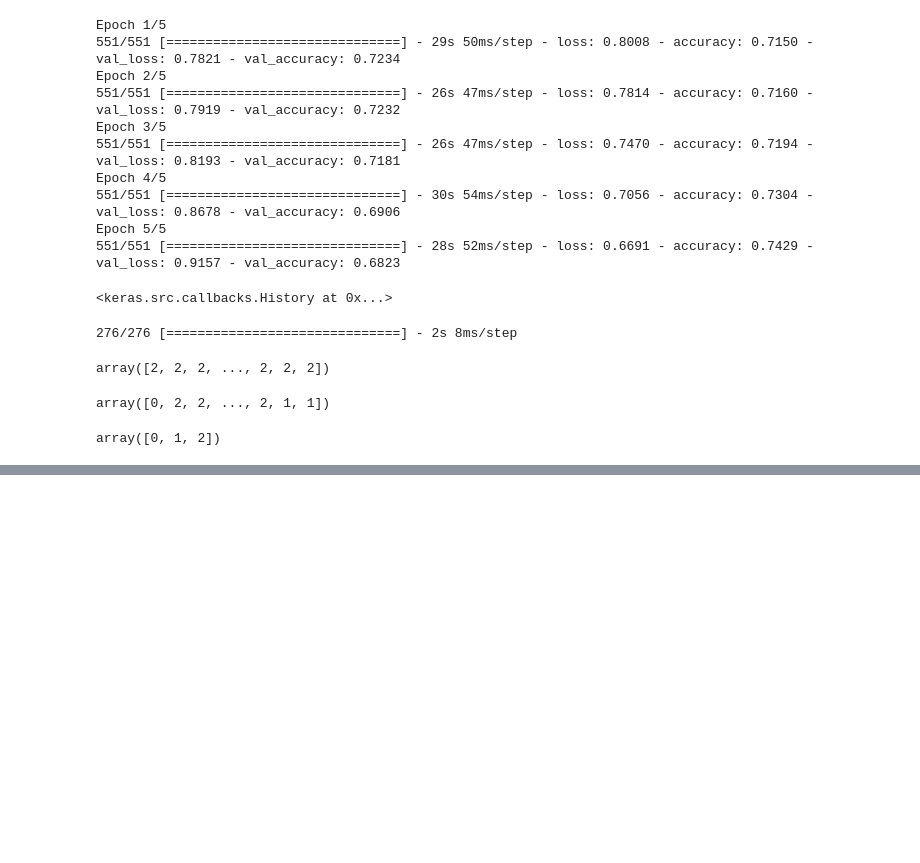
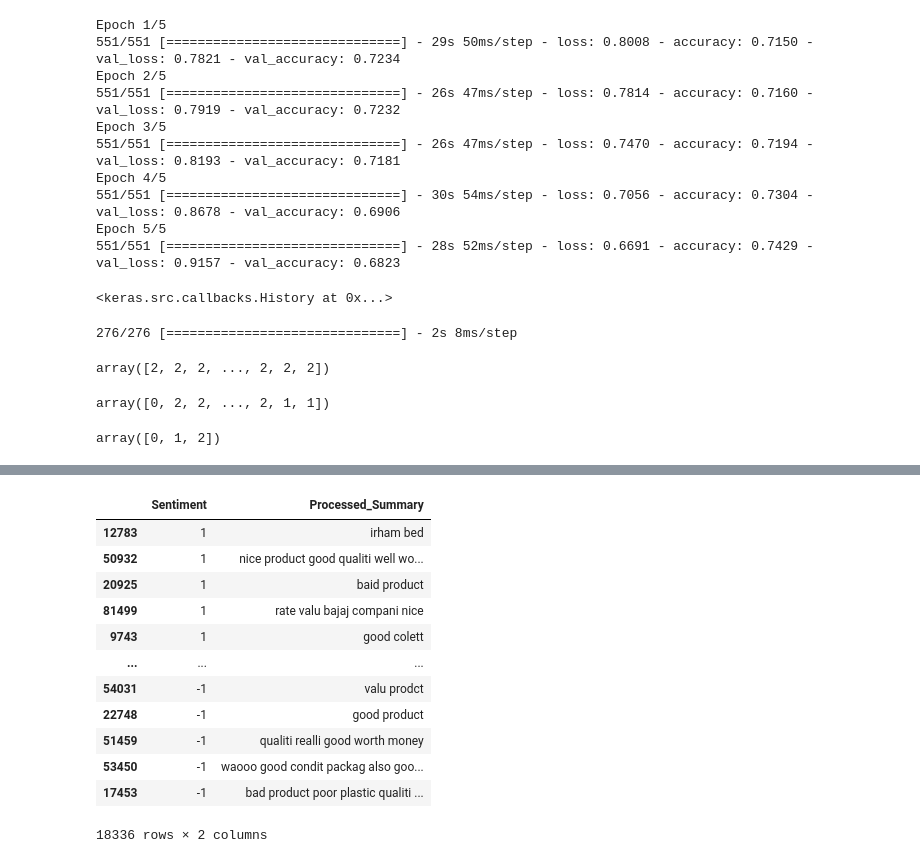
Before and after one commit to Ratish-ai/customer_feedback_analysis, a Jupyter notebook: final.ipynb, the cells around one changed output, grey strips where cells are left out. Cells and saved outputs as stored; diff of their text form; code cells hidden in the pictures; blank space fills up the shorter version.

```diff
--- a/final.ipynb
+++ b/final.ipynb
@@ -386,0 +505,28 @@ Predicted Sentiment: Negative Review
+# %%
+from sklearn.utils import resample
+min_class_size = df['Sentiment'].value_counts().min()
+# %%
+# Create an empty DataFrame to store the balanced data
+balanced_df = pd.DataFrame()
+# %%
+# For each sentiment class, randomly sample 'min_class_size' data points
+for sentiment_class in df['Sentiment'].unique():
+    class_data = df[df['Sentiment'] == sentiment_class]
+    sampled_data = resample(class_data, replace=False, n_samples=min_class_size, random_state=42)
+    balanced_df = pd.concat([balanced_df, sampled_data])
+# %%
+balanced_df
+# %% [output]
+|  | Sentiment | Processed_Summary |
+| 12783 | 1 | irham bed |
+| 50932 | 1 | nice product good qualiti well wo... |
+| 20925 | 1 | baid product |
+| 81499 | 1 | rate valu bajaj compani nice |
+| 9743 | 1 | good colett |
+| ... | ... | ... |
+| 54031 | -1 | valu prodct |
+| 22748 | -1 | good product |
+| 51459 | -1 | qualiti realli good worth money |
+| 53450 | -1 | waooo good condit packag also goo... |
+| 17453 | -1 | bad product poor plastic qualiti ... |
+18336 rows × 2 columns
```
Also changed, not shown: parts of 16 cells of this notebook.
